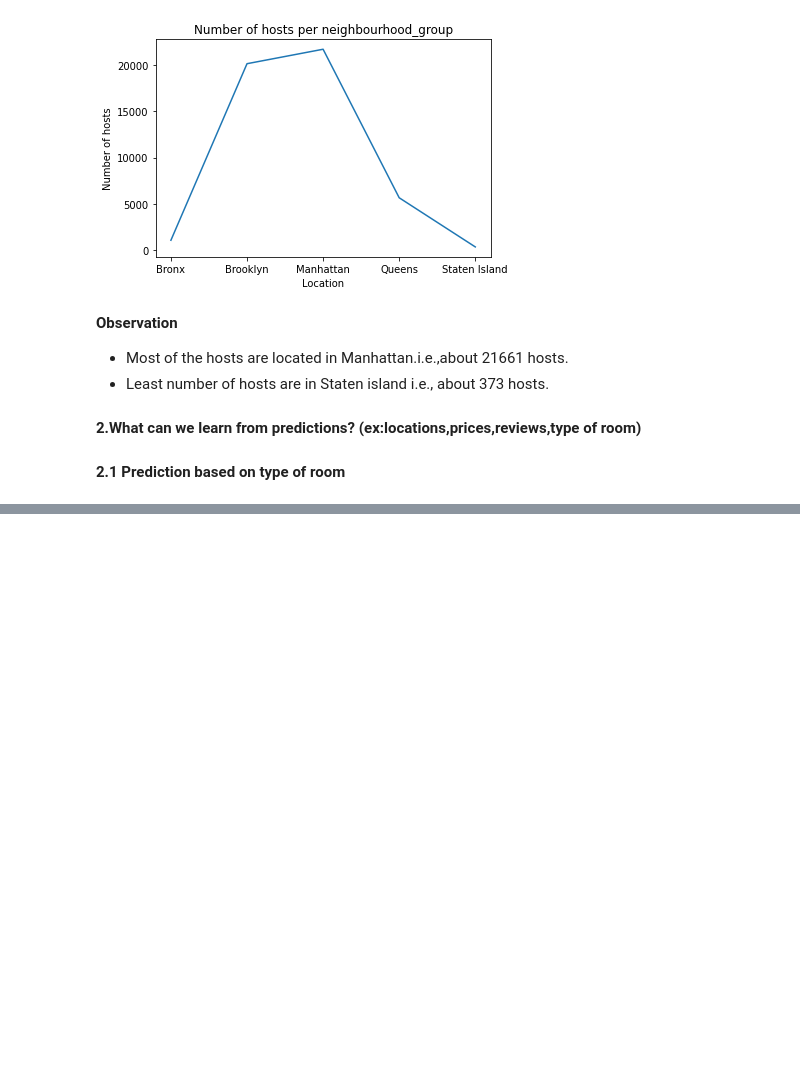
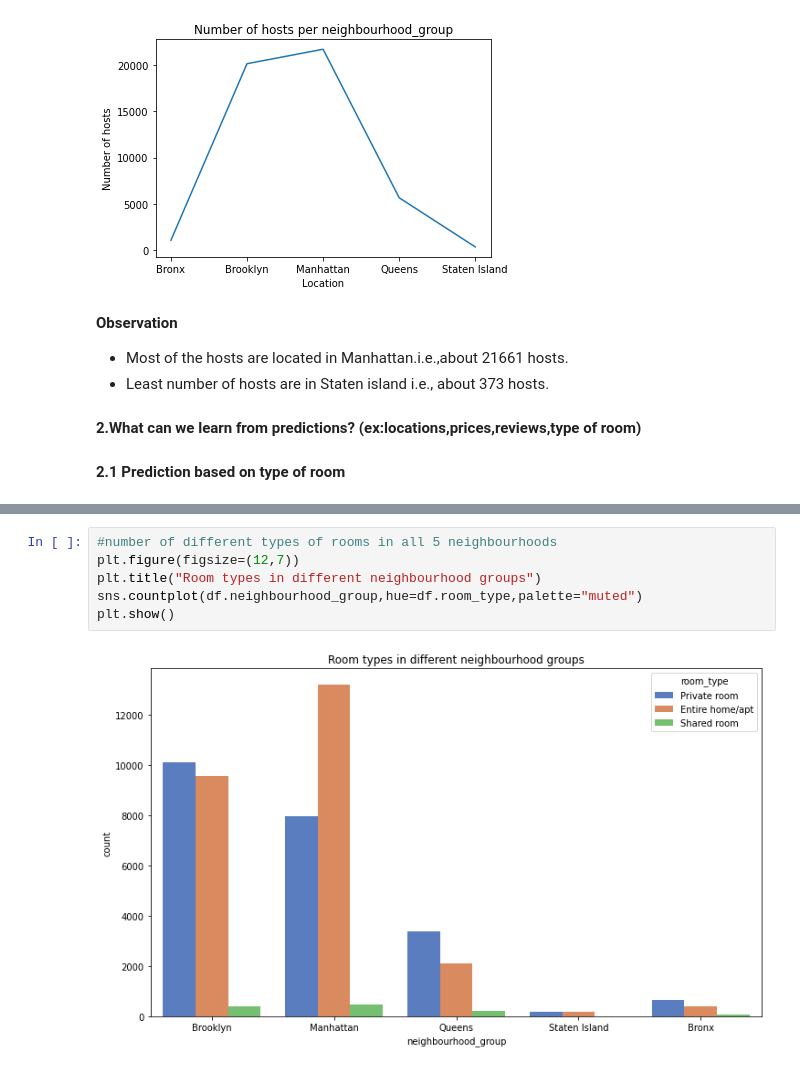
Before and after one commit to SachinYallapurkar/AirBnb-bookings-analysis, a Jupyter notebook: AirBnb_bookings_analysis.ipynb, the cells around one changed output, grey strips where cells are left out. Drawn from its saved outputs; the diff is of its cells as text; blank space fills up the shorter version.

```diff
--- a/AirBnb_bookings_analysis.ipynb
+++ b/AirBnb_bookings_analysis.ipynb
@@ -472,0 +481,8 @@ Text(0.5, 1.0, 'Number of hosts per neighbourhood_group')
+# %%
+#number of different types of rooms in all 5 neighbourhoods
+plt.figure(figsize=(12,7))
+plt.title("Room types in different neighbourhood groups")
+sns.countplot(df.neighbourhood_group,hue=df.room_type,palette="muted")
+plt.show()
+# %% [output]
+[figure, added]
```
Also changed, not shown: parts of 20 cells of this notebook.
